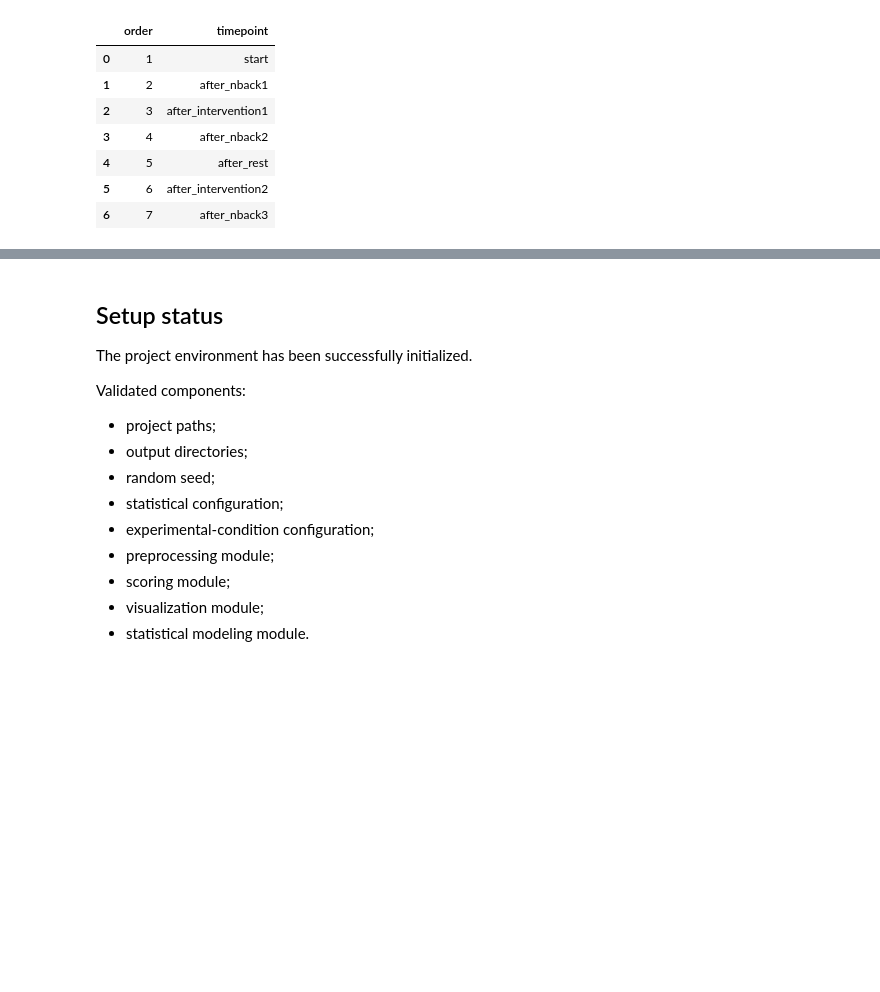
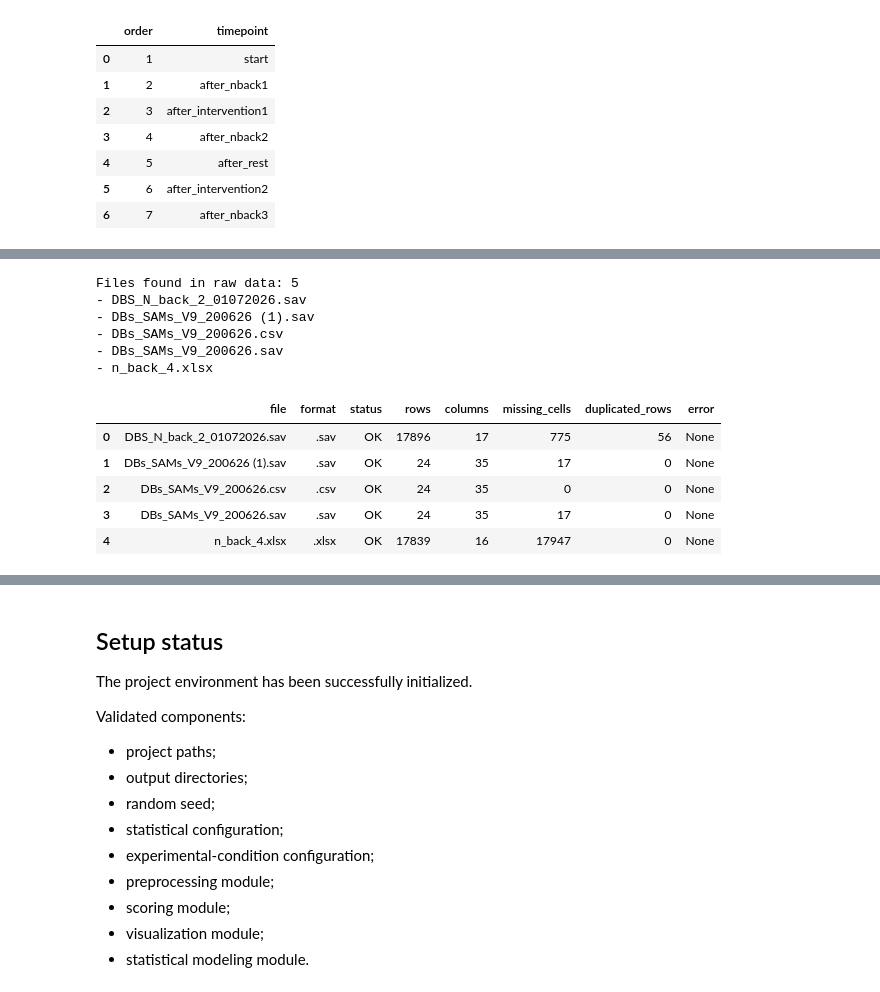
Before and after one commit to Neurocognitive-Engineering-Laboratory/experiment-crossover-emotion, a Jupyter notebook: notebooks/00_setup_notebooks.ipynb, the cells around one changed output, grey strips where cells are left out. Drawn from its saved outputs; the diff is of its cells as text; code cells hidden in the pictures; blank space fills up the shorter version.

```diff
--- a/notebooks/00_setup_notebooks.ipynb
+++ b/notebooks/00_setup_notebooks.ipynb
@@ -337,0 +351,20 @@ sam_configuration
+# %%
+raw_files = sorted(
+    file
+    for file in cfg.RAW_DATA_DIR.iterdir()
+    if file.is_file()
+)
+
+print(
+    f"Files found in raw data: {len(raw_files)}"
+)
+
+for file in raw_files:
+    print(f"- {file.name}")
+# %% [output]
+Files found in raw data: 5
+- DBS_N_back_2_01072026.sav
+- DBs_SAMs_V9_200626 (1).sav
+- DBs_SAMs_V9_200626.csv
+- DBs_SAMs_V9_200626.sav
+- n_back_4.xlsx
@@ -337,0 +398,58 @@ sam_configuration
+# %%
+validation_results = []
+
+raw_datasets = {}
+
+for file in raw_files:
+
+    try:
+
+        df = read_raw_dataset(file)
+
+        raw_datasets[file.name] = df
+
+        validation_results.append(
+            {
+                "file": file.name,
+                "format": file.suffix.lower(),
+                "status": "OK",
+                "rows": df.shape[0],
+                "columns": df.shape[1],
+                "missing_cells": int(
+                    df.isna().sum().sum()
+                ),
+                "duplicated_rows": int(
+                    df.duplicated().sum()
+                ),
+                "error": None,
+            }
+        )
+
+    except Exception as error:
+
+        validation_results.append(
+            {
+                "file": file.name,
+                "format": file.suffix.lower(),
+                "status": "ERROR",
+                "rows": None,
+                "columns": None,
+                "missing_cells": None,
+                "duplicated_rows": None,
+                "error": str(error),
+            }
+        )
+
+
+raw_validation = pd.DataFrame(
+    validation_results
+)
+
+raw_validation
+# %% [output]
+|  | file | format | status | rows | columns | missing_cells | duplicated_rows | error |
+| 0 | DBS_N_back_2_01072026.sav | .sav | OK | 17896 | 17 | 775 | 56 | None |
+| 1 | DBs_SAMs_V9_200626 (1).sav | .sav | OK | 24 | 35 | 17 | 0 | None |
+| 2 | DBs_SAMs_V9_200626.csv | .csv | OK | 24 | 35 | 0 | 0 | None |
+| 3 | DBs_SAMs_V9_200626.sav | .sav | OK | 24 | 35 | 17 | 0 | None |
+| 4 | n_back_4.xlsx | .xlsx | OK | 17839 | 16 | 17947 | 0 | None |
```
Also changed, not shown: parts of 10 cells of this notebook.
